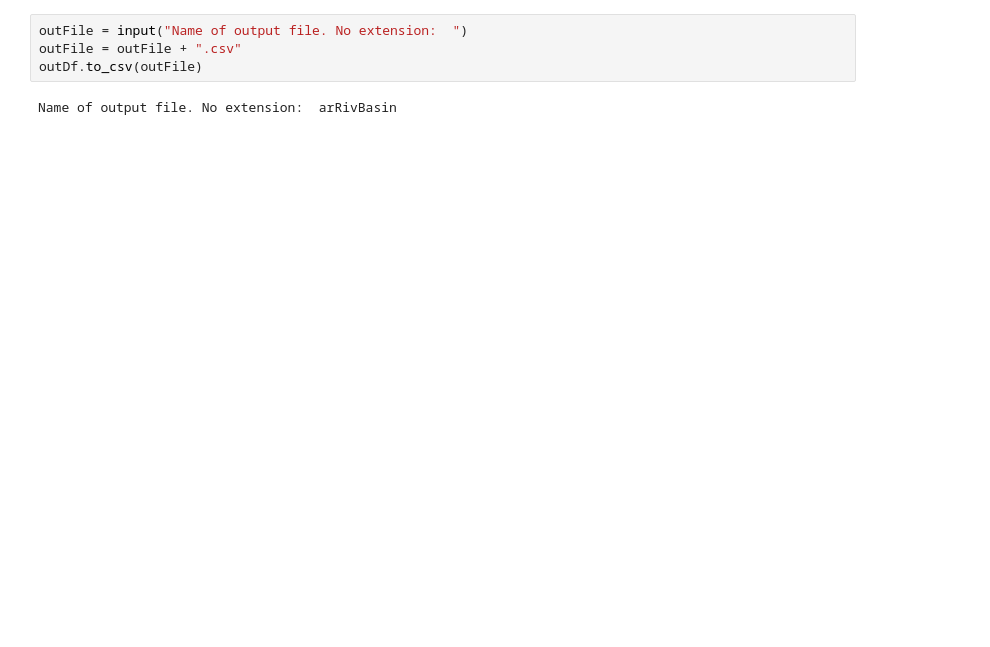
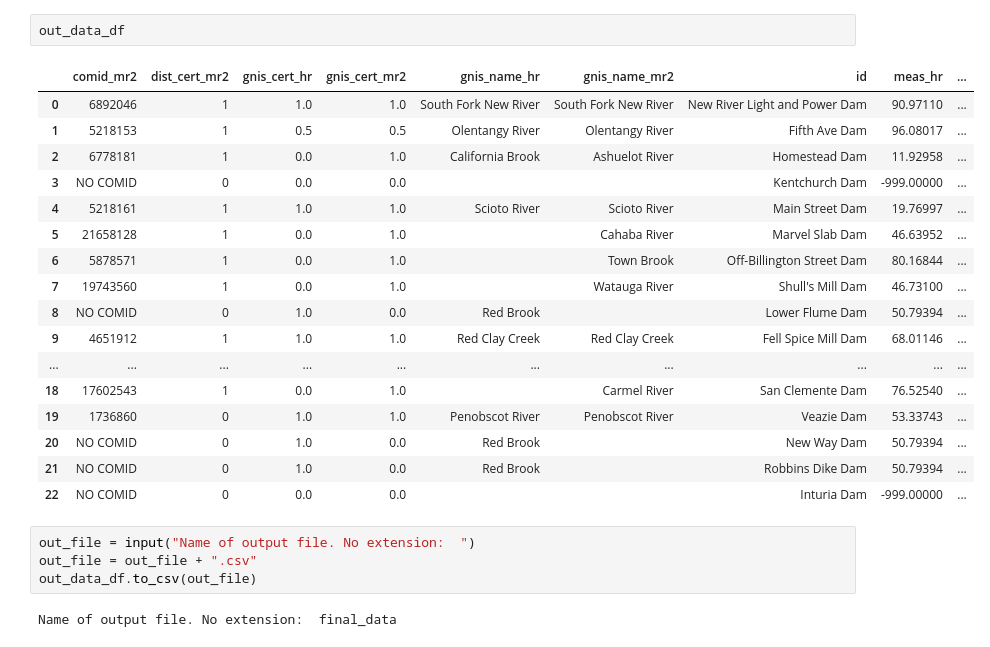
Before and after one commit to dwief-usgs/hydrolink, a Jupyter notebook: nhd_batch_hydrolink.ipynb, the cells around one changed output. Cells and saved outputs as stored; diff of their text form; blank space fills up the shorter version.

```diff
--- a/nhd_batch_hydrolink.ipynb
+++ b/nhd_batch_hydrolink.ipynb
@@ -323,6 +383,26 @@ outDf
+# %%
+out_data_df
+# %% [output]
+|  | comid_mr2 | dist_cert_mr2 | gnis_cert_hr | gnis_cert_mr2 | gnis_name_hr | gnis_name_mr2 | id | meas_hr | ... |
+| 0 | 6892046 | 1 | 1.0 | 1.0 | South Fork New River | South Fork New River | New River Light and Power Dam | 90.97110 | ... |
+| 1 | 5218153 | 1 | 0.5 | 0.5 | Olentangy River | Olentangy River | Fifth Ave Dam | 96.08017 | ... |
+| 2 | 6778181 | 1 | 0.0 | 1.0 | California Brook | Ashuelot River | Homestead Dam | 11.92958 | ... |
+| 3 | NO COMID | 0 | 0.0 | 0.0 |  |  | Kentchurch Dam | -999.00000 | ... |
+| 4 | 5218161 | 1 | 1.0 | 1.0 | Scioto River | Scioto River | Main Street Dam | 19.76997 | ... |
+| 5 | 21658128 | 1 | 0.0 | 1.0 |  | Cahaba River | Marvel Slab Dam | 46.63952 | ... |
+| 6 | 5878571 | 1 | 0.0 | 1.0 |  | Town Brook | Off-Billington Street Dam | 80.16844 | ... |
+| 7 | 19743560 | 1 | 0.0 | 1.0 |  | Watauga River | Shull's Mill Dam | 46.73100 | ... |
+| 8 | NO COMID | 0 | 1.0 | 0.0 | Red Brook |  | Lower Flume Dam | 50.79394 | ... |
+| 9 | 4651912 | 1 | 1.0 | 1.0 | Red Clay Creek | Red Clay Creek | Fell Spice Mill Dam | 68.01146 | ... |
+| ... | ... | ... | ... | ... | ... | ... | ... | ... | ... |
+| 18 | 17602543 | 1 | 0.0 | 1.0 |  | Carmel River | San Clemente Dam | 76.52540 | ... |
+| 19 | 1736860 | 0 | 1.0 | 1.0 | Penobscot River | Penobscot River | Veazie Dam | 53.33743 | ... |
+| 20 | NO COMID | 0 | 1.0 | 0.0 | Red Brook |  | New Way Dam | 50.79394 | ... |
+| 21 | NO COMID | 0 | 1.0 | 0.0 | Red Brook |  | Robbins Dike Dam | 50.79394 | ... |
+| 22 | NO COMID | 0 | 0.0 | 0.0 |  |  | Inturia Dam | -999.00000 | ... |
 # %%
-outFile = input("Name of output file. No extension:  ")
-outFile = outFile + ".csv"
-outDf.to_csv(outFile)
+out_file = input("Name of output file. No extension:  ")
+out_file = out_file + ".csv"
+out_data_df.to_csv(out_file)
 # %% [output]
-Name of output file. No extension:  arRivBasin
+Name of output file. No extension:  final_data
```
Also changed, not shown: parts of 7 cells of this notebook.
